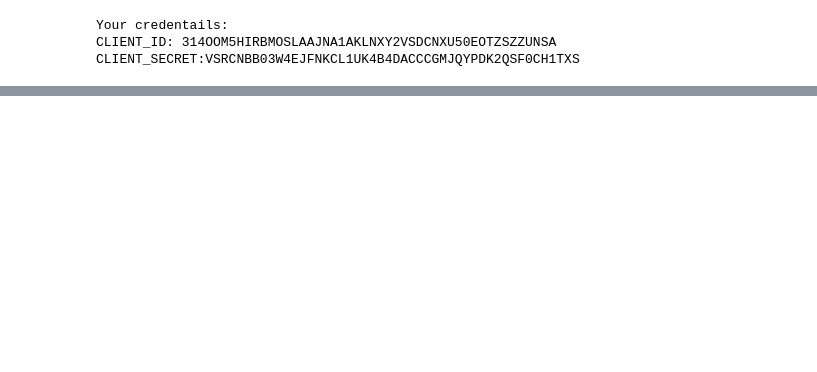
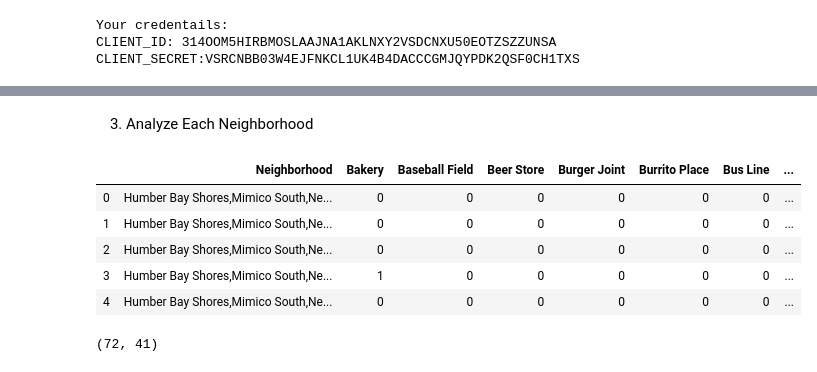
Before and after one commit to bcdatascience/Coursera_Capstone, a Jupyter notebook: Segmenting_Neighborhoods_Toronto.ipynb, the cells around one changed output, grey strips where cells are left out. Saved outputs shown, nothing was run; the diff lists cells and outputs as text; code cells hidden in the pictures; blank space fills up the shorter version.

```diff
--- a/Segmenting_Neighborhoods_Toronto.ipynb
+++ b/Segmenting_Neighborhoods_Toronto.ipynb
@@ -187,0 +264,24 @@ CLIENT_SECRET:VSRCNBB03W4EJFNKCL1UK4B4DACCCGMJQYPDK2QSF0CH1TXS
+# %% [markdown]
+3. Analyze Each Neighborhood
+# %%
+Etobicoke_onehot = pd.get_dummies(Etobicoke_venues[['Venue Category']], prefix="", prefix_sep="")
+# add neighborhood column back to dataframe
+Etobicoke_onehot ['Neighborhood'] = Etobicoke_venues['Neighborhood']
+
+# move neighborhood column to the first column
+fixed_columns = [Etobicoke_onehot.columns[-1]] + list(Etobicoke_onehot.columns[:-1])
+Etobicoke_onehot = Etobicoke_onehot[fixed_columns]
+
+Etobicoke_onehot.head()
+# %% [output]
+|  | Neighborhood | Bakery | Baseball Field | Beer Store | Burger Joint | Burrito Place | Bus Line | ... |
+| 0 | Humber Bay Shores,Mimico South,Ne... | 0 | 0 | 0 | 0 | 0 | 0 | ... |
+| 1 | Humber Bay Shores,Mimico South,Ne... | 0 | 0 | 0 | 0 | 0 | 0 | ... |
+| 2 | Humber Bay Shores,Mimico South,Ne... | 0 | 0 | 0 | 0 | 0 | 0 | ... |
+| 3 | Humber Bay Shores,Mimico South,Ne... | 1 | 0 | 0 | 0 | 0 | 0 | ... |
+| 4 | Humber Bay Shores,Mimico South,Ne... | 0 | 0 | 0 | 0 | 0 | 0 | ... |
+# %%
+# Examine the new data frame
+Etobicoke_onehot.shape
+# %% [output]
+(72, 41)
```
Also changed, not shown: parts of 6 cells of this notebook, 7 other files.
